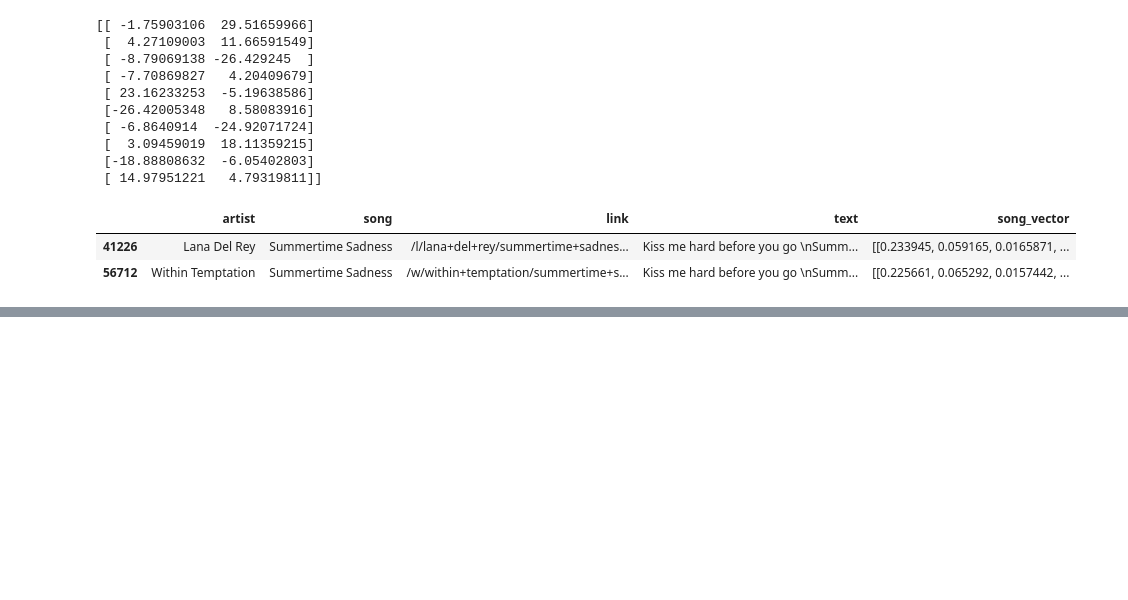
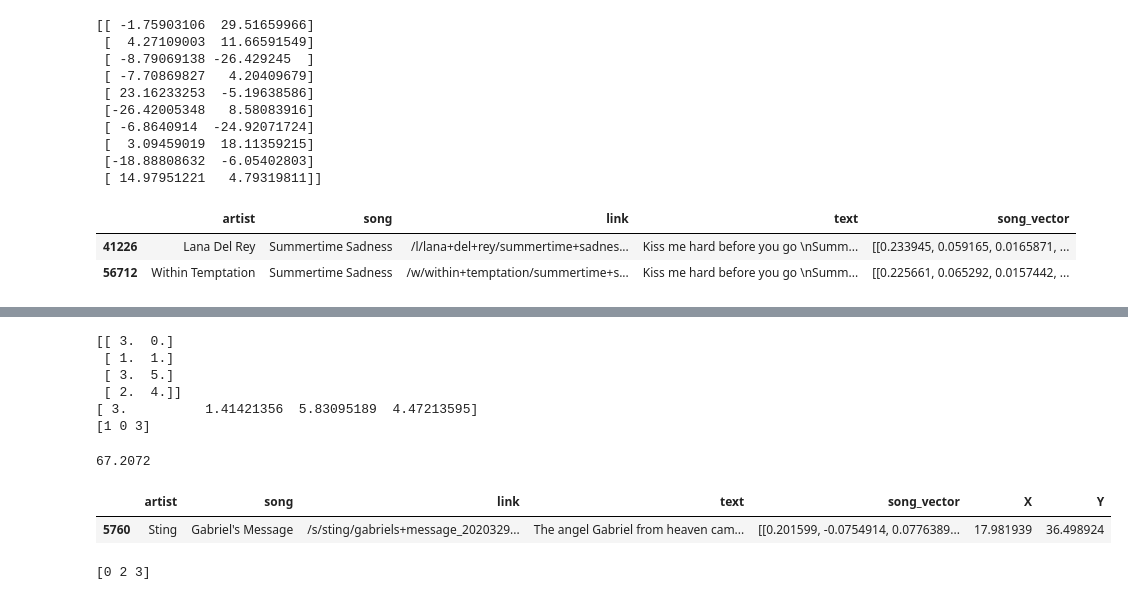
Before and after one commit to Kartikaggarwal98/Music_Recommendation, a Jupyter notebook: music_50.ipynb, the cells around one changed output, grey strips where cells are left out. Saved outputs shown, nothing was run; the diff lists cells and outputs as text; code cells hidden in the pictures; blank space fills up the shorter version.

```diff
--- a/music_50.ipynb
+++ b/music_50.ipynb
@@ -440,3 +441,29 @@ print (green_day)
+# %%
+a=np.array([1,2])
+b=np.array([[4,2],[2,3],[4,7],[3,6]])
+print (np.sqrt(((b-a)**2)))
+print (np.sqrt(((b-a)**2).sum(axis=1)))
+print (np.sqrt(((b-a)**2).sum(axis=1))).argsort()[:3]
+# %% [output]
+[[ 3.  0.]
+ [ 1.  1.]
+ [ 3.  5.]
+ [ 2.  4.]]
+[ 3.          1.41421356  5.83095189  4.47213595]
+[1 0 3]
+# %%
+# print (two_dimensional_songs.loc[two_dimensional_songs['song']=='Sunday Morning'])
+print (min['dist'])
+two_dimensional_songs.loc[two_dimensional_songs['X']==min['points'][0]]
+# %% [output]
+67.2072
+|  | artist | song | link | text | song_vector | X | Y |
+| 5760 | Sting | Gabriel's Message | /s/sting/gabriels+message_2020329... | The angel Gabriel from heaven cam... | [[0.201599, -0.0754914, 0.0776389... | 17.981939 | 36.498924 |
+# %%
+arr=np.array([2,5,3,4,6])
+print (arr.argsort()[:3])
+# %% [output]
+[0 2 3]
 # %%
 from plotly.offline import download_plotlyjs, init_notebook_mode, plot, iplot
 
```
Also changed, not shown: parts of 4 cells of this notebook.
